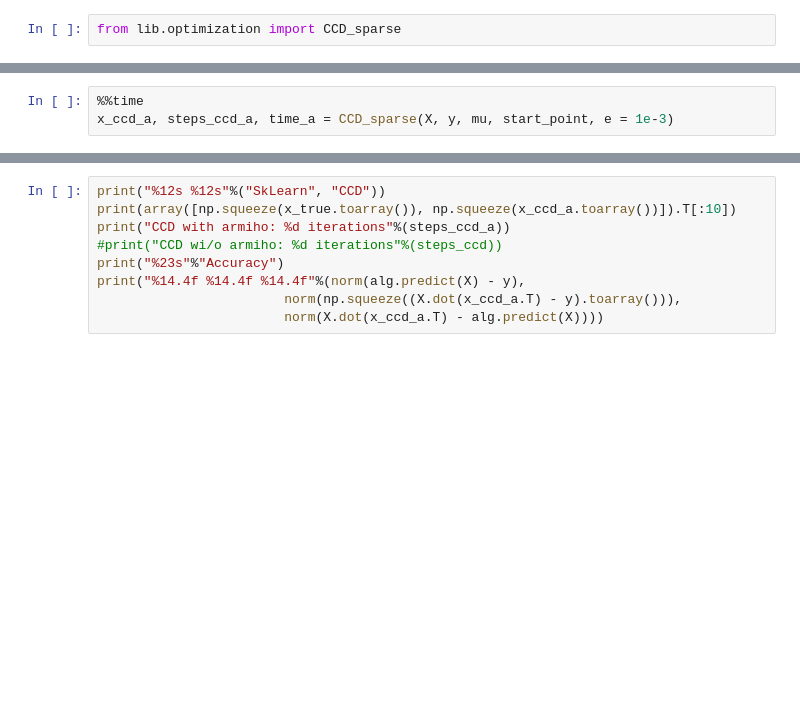
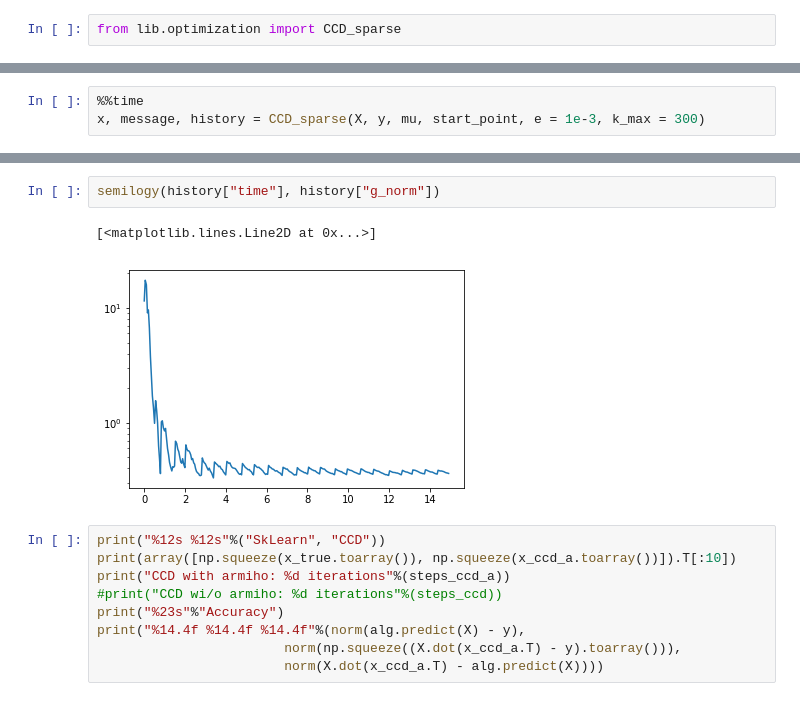
Before and after one commit to aksholokhov/skoltech-sparse-ccd-2017, a Jupyter notebook: Conditional Coordinate Descent.ipynb, the cells around one changed output, grey strips where cells are left out. Cells and saved outputs as stored; diff of their text form; blank space fills up the shorter version.

```diff
--- a/Conditional Coordinate Descent.ipynb
+++ b/Conditional Coordinate Descent.ipynb
@@ -131,4 +142,4 @@ error
 # %%
 %%time
-x_ccd_a, steps_ccd_a, time_a = CCD_sparse(X, y, mu, start_point, e = 1e-3)
+x, message, history = CCD_sparse(X, y, mu, start_point, e = 1e-3, k_max = 300)
 # %% [output]
@@ -137,3 +163,8 @@ Wall time: 1.81 s
+# %%
+semilogy(history["time"], history["g_norm"])
+# %% [output]
+[<matplotlib.lines.Line2D at 0x...>]
+[figure, added]
 # %%
 print("%12s %12s"%("SkLearn", "CCD"))
 print(array([np.squeeze(x_true.toarray()), np.squeeze(x_ccd_a.toarray())]).T[:10])
```
Also changed, not shown: parts of 4 cells of this notebook, 1 other file.
